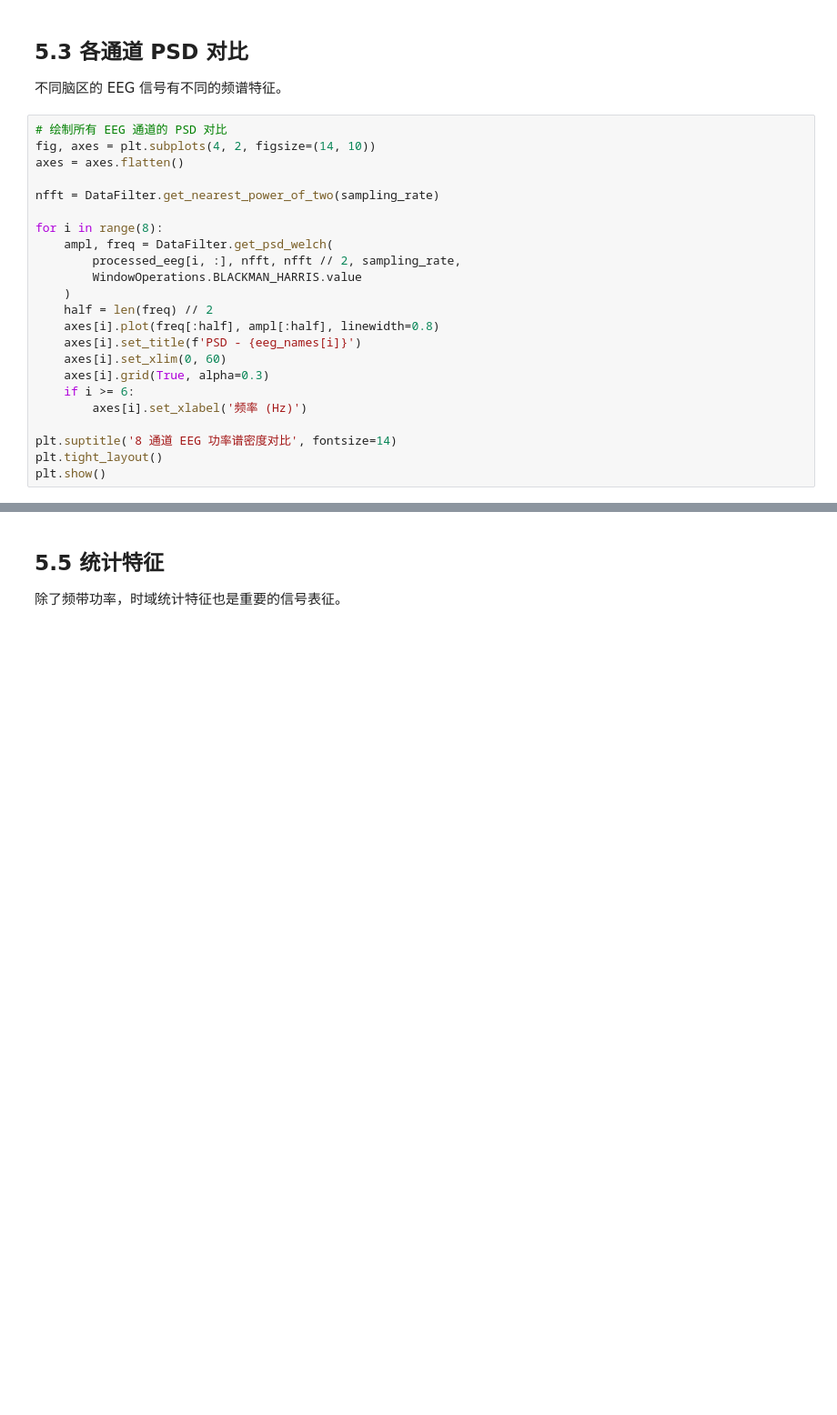
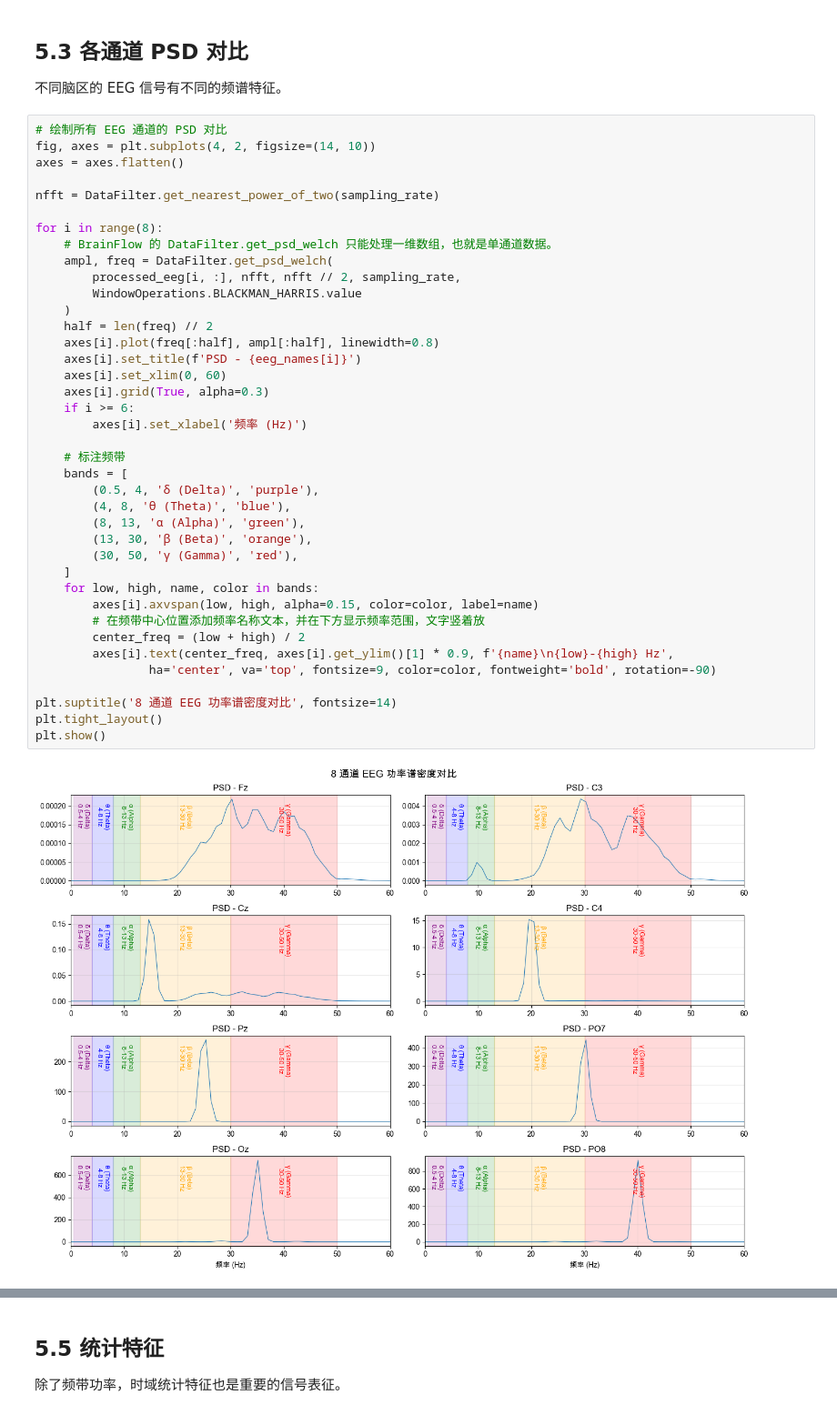
Before and after one commit to usstziyi/openbci-5, a Jupyter notebook: notebooks/unit5_frequency_analysis.ipynb, the cells around one changed output, grey strips where cells are left out. Shown at 91% size. Cells and saved outputs as stored; diff of their text form; blank space fills up the shorter version.

```diff
--- a/notebooks/unit5_frequency_analysis.ipynb
+++ b/notebooks/unit5_frequency_analysis.ipynb
@@ -108,26 +175,44 @@ plt.show()
 # %%
 # 绘制所有 EEG 通道的 PSD 对比
 fig, axes = plt.subplots(4, 2, figsize=(14, 10))
 axes = axes.flatten()
 
 nfft = DataFilter.get_nearest_power_of_two(sampling_rate)
 
 for i in range(8):
+    # BrainFlow 的 DataFilter.get_psd_welch 只能处理一维数组，也就是单通道数据。
     ampl, freq = DataFilter.get_psd_welch(
         processed_eeg[i, :], nfft, nfft // 2, sampling_rate,
         WindowOperations.BLACKMAN_HARRIS.value
     )
     half = len(freq) // 2
     axes[i].plot(freq[:half], ampl[:half], linewidth=0.8)
     axes[i].set_title(f'PSD - {eeg_names[i]}')
     axes[i].set_xlim(0, 60)
     axes[i].grid(True, alpha=0.3)
     if i >= 6:
         axes[i].set_xlabel('频率 (Hz)')
 
+    # 标注频带
+    bands = [
+        (0.5, 4, 'δ (Delta)', 'purple'),
+        (4, 8, 'θ (Theta)', 'blue'),
+        (8, 13, 'α (Alpha)', 'green'),
+        (13, 30, 'β (Beta)', 'orange'),
+        (30, 50, 'γ (Gamma)', 'red'),
+    ]
+    for low, high, name, color in bands:
+        axes[i].axvspan(low, high, alpha=0.15, color=color, label=name)
+        # 在频带中心位置添加频率名称文本，并在下方显示频率范围，文字竖着放
+        center_freq = (low + high) / 2
+        axes[i].text(center_freq, axes[i].get_ylim()[1] * 0.9, f'{name}\n{low}-{high} Hz',
+                ha='center', va='top', fontsize=9, color=color, fontweight='bold', rotation=-90)
+
 plt.suptitle('8 通道 EEG 功率谱密度对比', fontsize=14)
 plt.tight_layout()
 plt.show()
+# %% [output]
+[figure, added]
 # %% [markdown]
 ## 5.4 频带功率计算 —— 核心特征
 
```
Also changed, not shown: parts of 16 cells of this notebook.
